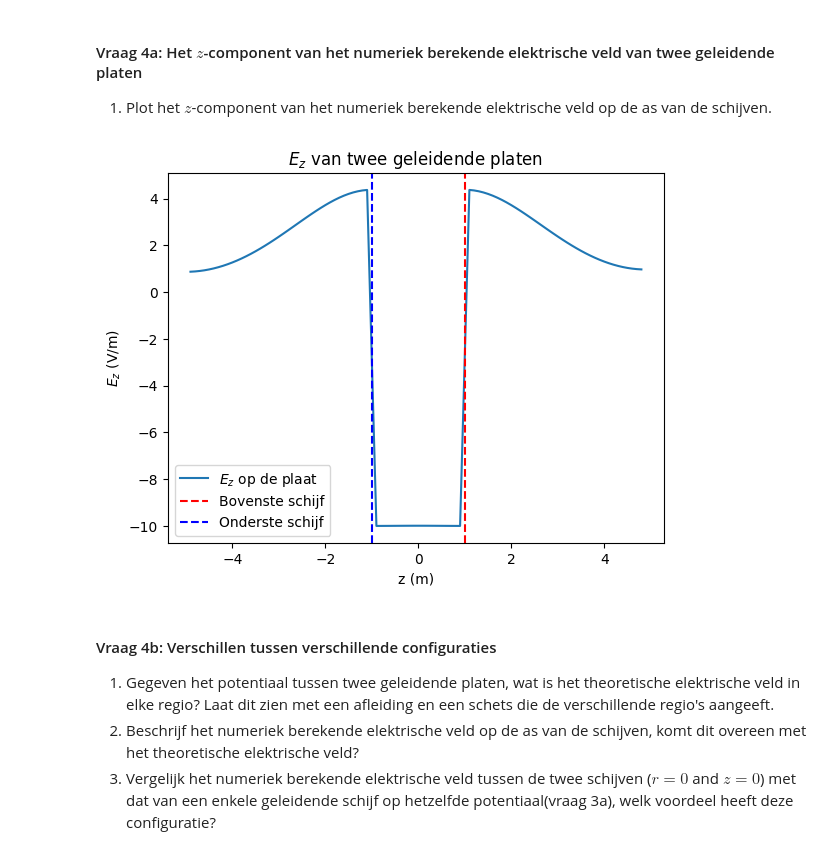
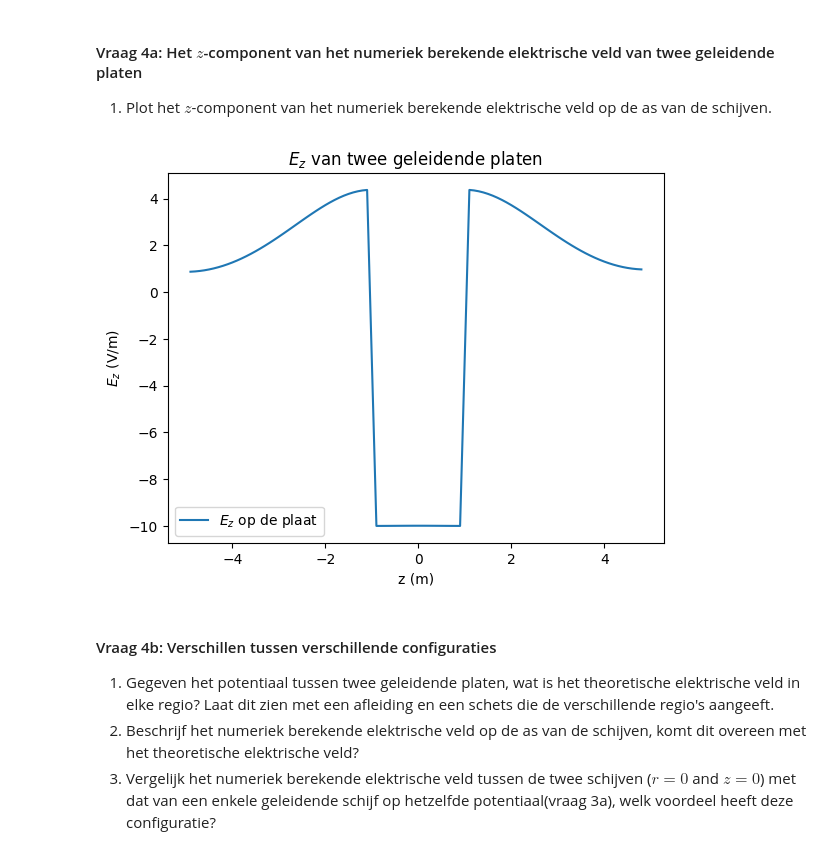
Before and after one commit to sralmulder-hash/opdrachten-DEF-D, a Jupyter notebook: DigitaleOntwerpopdrachten/1CondensatorOpdracht/CondensatorOntwerpopdracht.ipynb, the cells around one changed output. Saved outputs shown, nothing was run; the diff lists cells and outputs as text; code cells hidden in the pictures.

```diff
--- a/DigitaleOntwerpopdrachten/1CondensatorOpdracht/CondensatorOntwerpopdracht.ipynb
+++ b/DigitaleOntwerpopdrachten/1CondensatorOpdracht/CondensatorOntwerpopdracht.ipynb
@@ -598,26 +598,20 @@ plot_results_disk(Ez, Er, normE, V, r, z, grid_step, disk_radius, z_pos_disk1, z
 # %%
 # waarde dichtsbij de plaat
 idx_r_zero = np.argmin(abs(r_for_E))
 
 # selecteerd de as op de waarde dichtsbij plaat (idx_r_zero)
 Ez_axis = Ez[:, idx_r_zero]
 
-# vind de indexes van het veld vand de 2 platen
-idx_disk1 = np.argmin(abs(z_for_E - z_pos_disk1))
-idx_disk2 = np.argmin(abs(z_for_E - z_pos_disk2))
-
 # plotten
 plt.figure()
 plt.plot(z_for_E, Ez_axis, label="$E_z$ op de plaat")
 plt.xlabel("z (m)")
 plt.ylabel("$E_z$ (V/m)")
-plt.axvline(z_for_E[idx_disk1], linestyle='--', color='red', label="Bovenste schijf")
-plt.axvline(z_for_E[idx_disk2], linestyle='--', color='blue', label="Onderste schijf")
 plt.title("$E_z$ van twee geleidende platen")
 plt.legend()
 plt.show()
 # %% [output]
-[figure, old version]
+[figure, new version]
 # %% [markdown]
 #### Vraag 4b: Verschillen tussen verschillende configuraties
 
```
Also changed, not shown: parts of 4 cells of this notebook, 1 other file.
